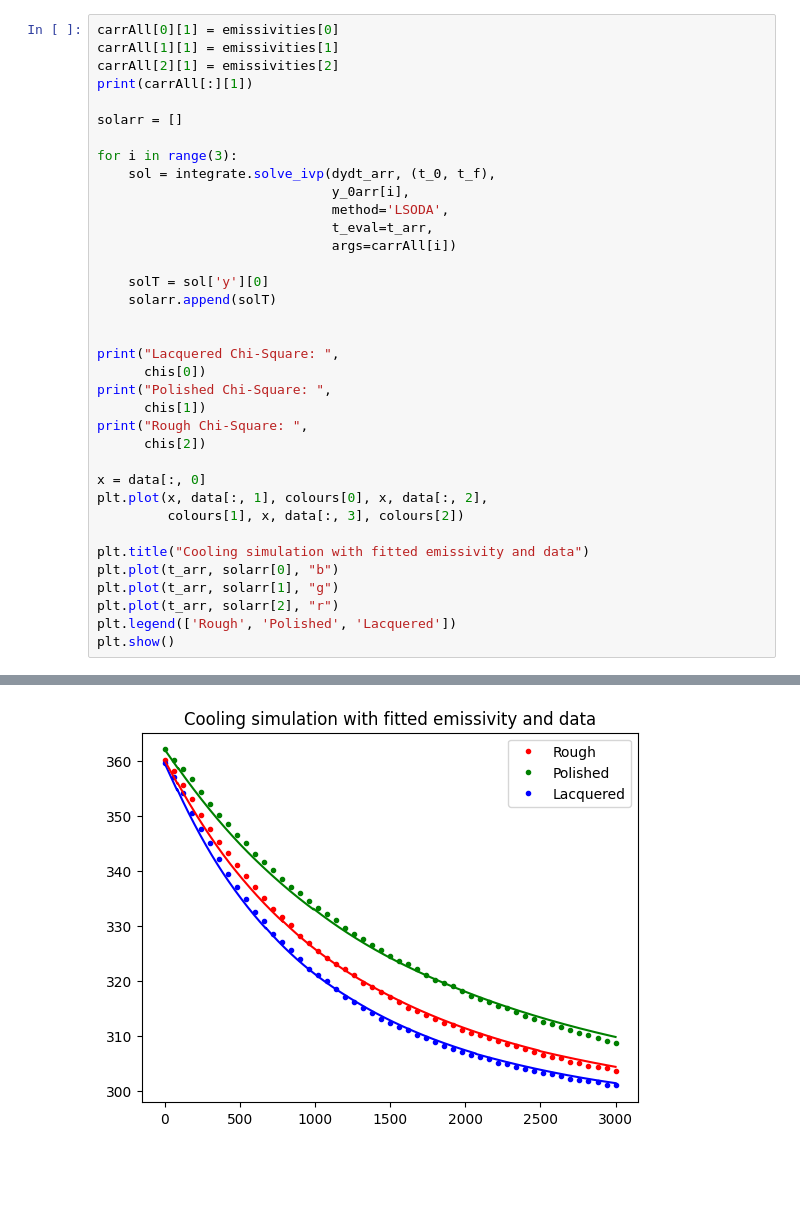
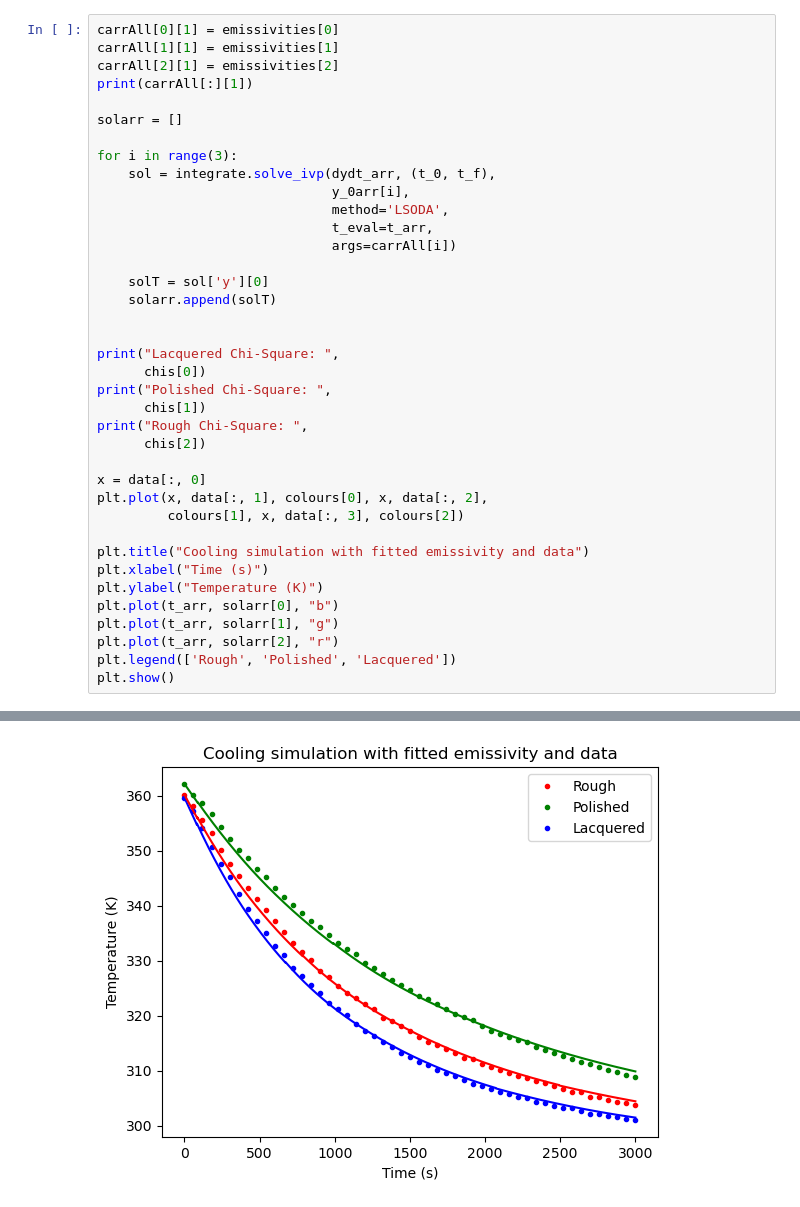
Before and after one commit to loganmachale/Modelling-Cooling-Mechanisms, a Jupyter notebook: Final Notes Logan.ipynb, the cells around one changed output, grey strips where cells are left out. Drawn from its saved outputs; the diff is of its cells as text; blank space fills up the shorter version.

```diff
--- a/Final Notes Logan.ipynb
+++ b/Final Notes Logan.ipynb
@@ -298,6 +341,8 @@ plt.plot(x, data[:, 1], colours[0], x, data[:, 2],
          colours[1], x, data[:, 3], colours[2])
 
 plt.title("Cooling simulation with fitted emissivity and data")
+plt.xlabel("Time (s)")
+plt.ylabel("Temperature (K)")
 plt.plot(t_arr, solarr[0], "b")
 plt.plot(t_arr, solarr[1], "g")
 plt.plot(t_arr, solarr[2], "r")
@@ -311 +356 @@ Rough Chi-Square:  3.6740880318098044
-[figure, old version]
+[figure, new version]
```
Also changed, not shown: parts of 8 cells of this notebook, 2 other files.
